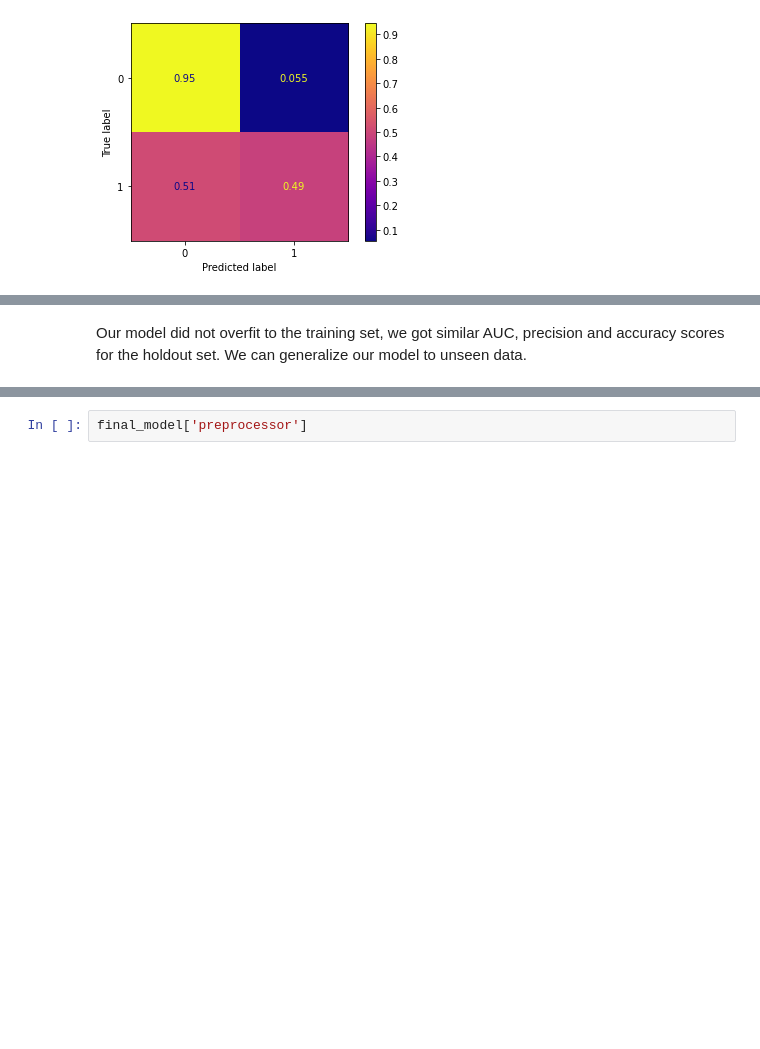
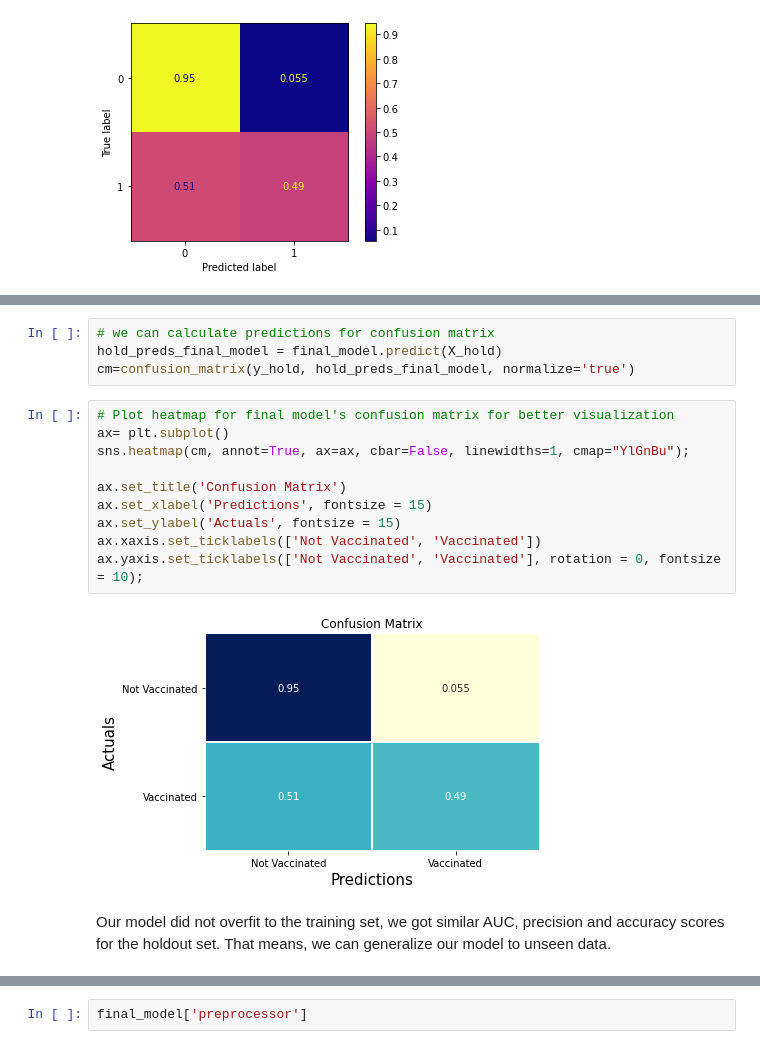
Before and after one commit to emykes/Flu_Vaccination_ML, a Jupyter notebook: Project3_Main_Notebook.ipynb, the cells around one changed output, grey strips where cells are left out. Drawn from its saved outputs; the diff is of its cells as text; blank space fills up the shorter version.

```diff
--- a/Project3_Main_Notebook.ipynb
+++ b/Project3_Main_Notebook.ipynb
@@ -831,3 +832,19 @@ plot_roc_curve(final_model, X_hold, y_hold, name='Gradient Boosting Classifier')
+# %%
+# we can calculate predictions for confusion matrix
+hold_preds_final_model = final_model.predict(X_hold)
+cm=confusion_matrix(y_hold, hold_preds_final_model, normalize='true')
+# %%
+# Plot heatmap for final model's confusion matrix for better visualization
+ax= plt.subplot()
+sns.heatmap(cm, annot=True, ax=ax, cbar=False, linewidths=1, cmap="YlGnBu");
+
+ax.set_title('Confusion Matrix')
+ax.set_xlabel('Predictions', fontsize = 15)
+ax.set_ylabel('Actuals', fontsize = 15)
+ax.xaxis.set_ticklabels(['Not Vaccinated', 'Vaccinated'])
+ax.yaxis.set_ticklabels(['Not Vaccinated', 'Vaccinated'], rotation = 0, fontsize = 10);
+# %% [output]
+[figure, added]
 # %% [markdown]
-Our model did not overfit to the training set, we got similar AUC, precision and accuracy scores for the holdout set. We can generalize our model to unseen data.
+Our model did not overfit to the training set, we got similar AUC, precision and accuracy scores for the holdout set. That means, we can generalize our model to unseen data.
 # %% [markdown]
```
Also changed, not shown: parts of 7 cells of this notebook, 1 other file.
